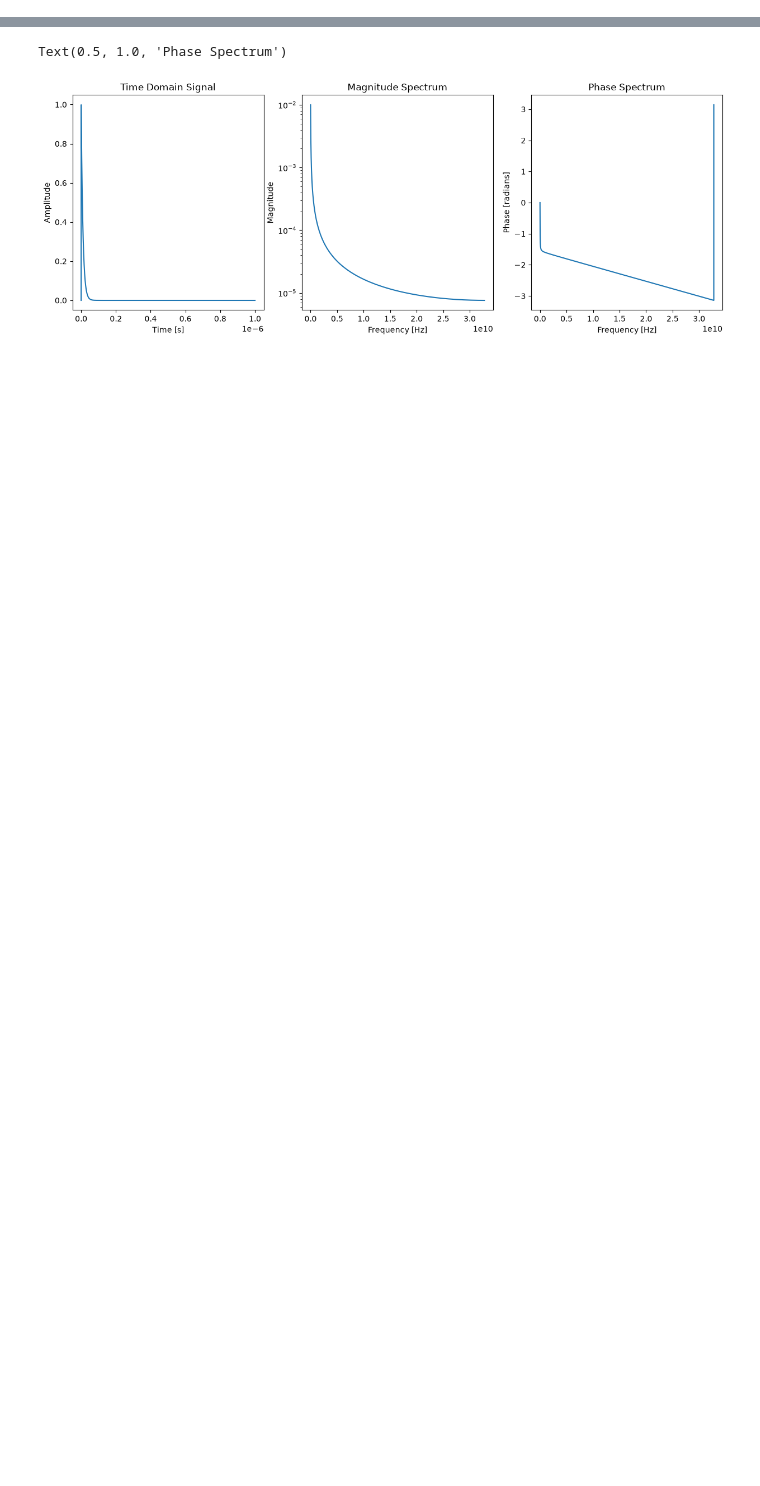
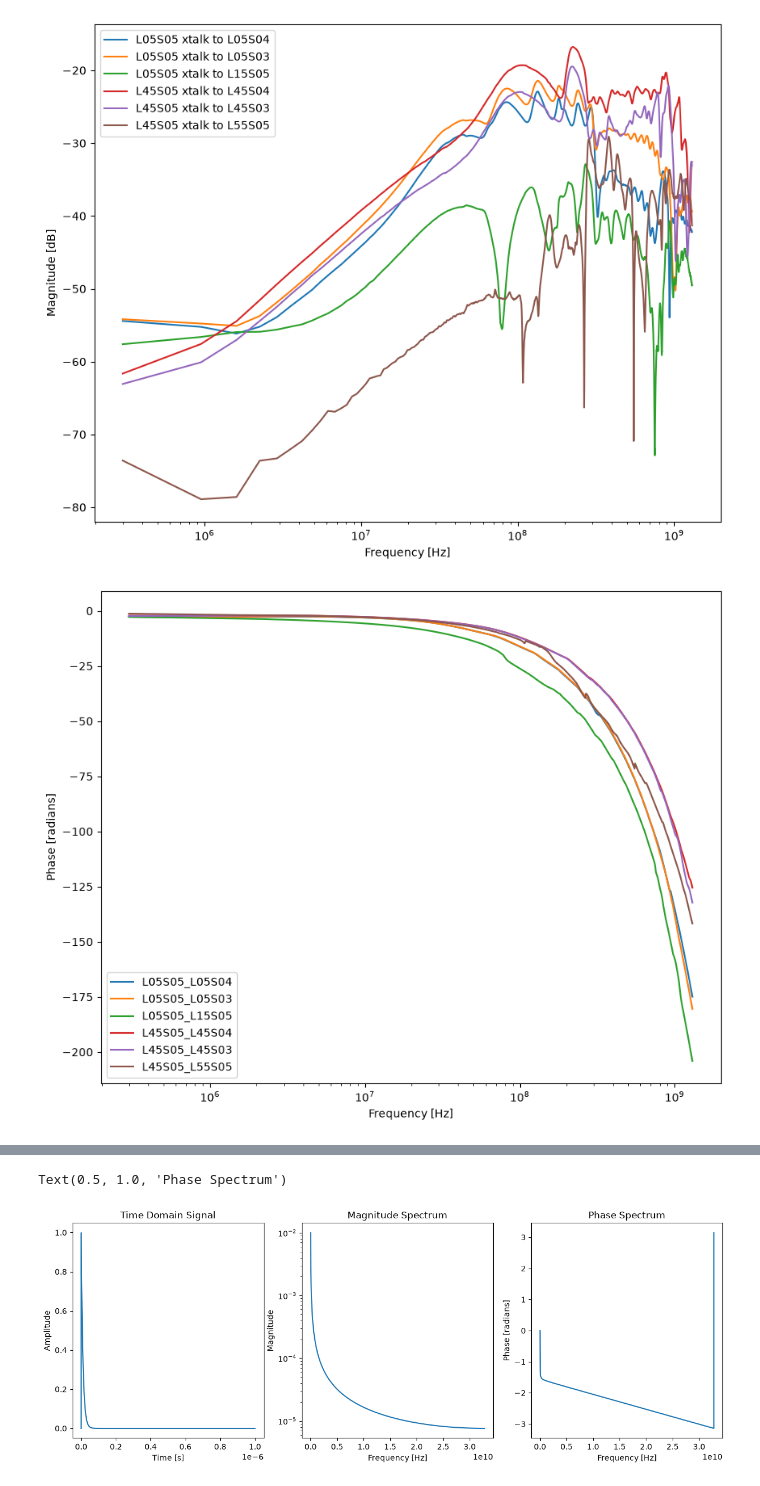
Before and after one commit to ohartbri/longboard_vna, a Jupyter notebook: longboard_vna_highstat2.ipynb, the cells around one changed output, grey strips where cells are left out. Cells and saved outputs as stored; diff of their text form; code cells hidden in the pictures; blank space fills up the shorter version.

```diff
--- a/longboard_vna_highstat2.ipynb
+++ b/longboard_vna_highstat2.ipynb
@@ -78,0 +126,31 @@ ax2.set_xscale('log')
+# %%
+for key in keys_xtalk:
+    dft = dfs[key]
+    plt.plot(dft['freq'], dft['s21_m'], label = f'{key[:6]} xtalk to {key[7:13]}')
+
+plt.xlabel('Frequency [Hz]')
+plt.ylabel('Magnitude [dB]')
+
+
+
+plt.legend()
+plt.xscale('log')
+#plt.ylim(-10, 1)
+
+plt.savefig('s21_xtalk_magnitude_all.pdf')
+
+plt.show()
+
+for key in keys_xtalk:
+    dft = dfs[key]
+    plt.plot(dft['freq'], dft['s21_p'], label = key)
+plt.xlabel('Frequency [Hz]')
+plt.ylabel('Phase [radians]')
+
+plt.legend()
+plt.xscale('log')
+
+plt.savefig('s21_xtalk_phase_all.pdf')
+# %% [output]
+[figure, added]
+[figure, added]
```
Also changed, not shown: parts of 8 cells of this notebook.
